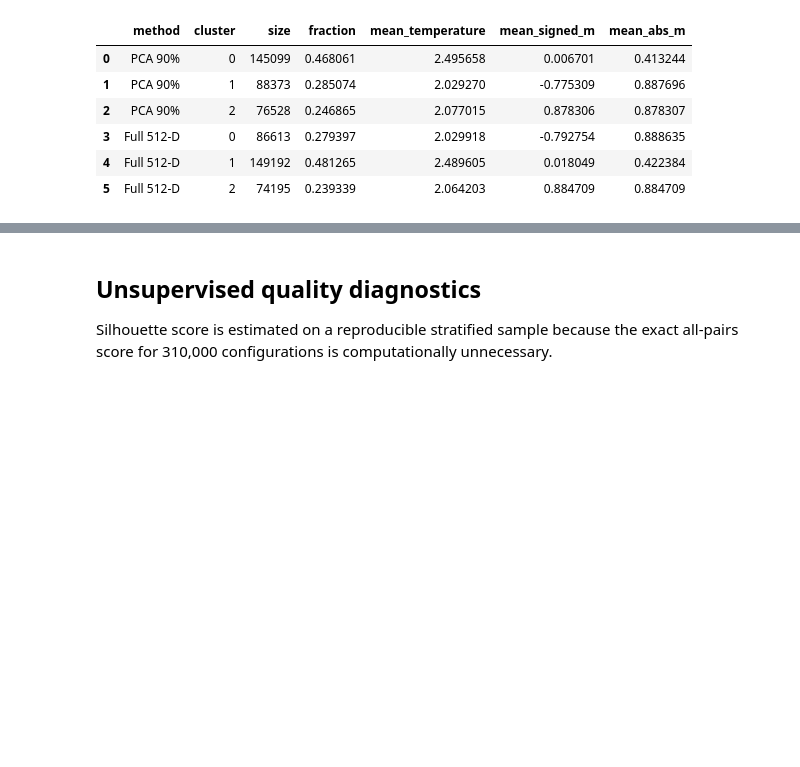
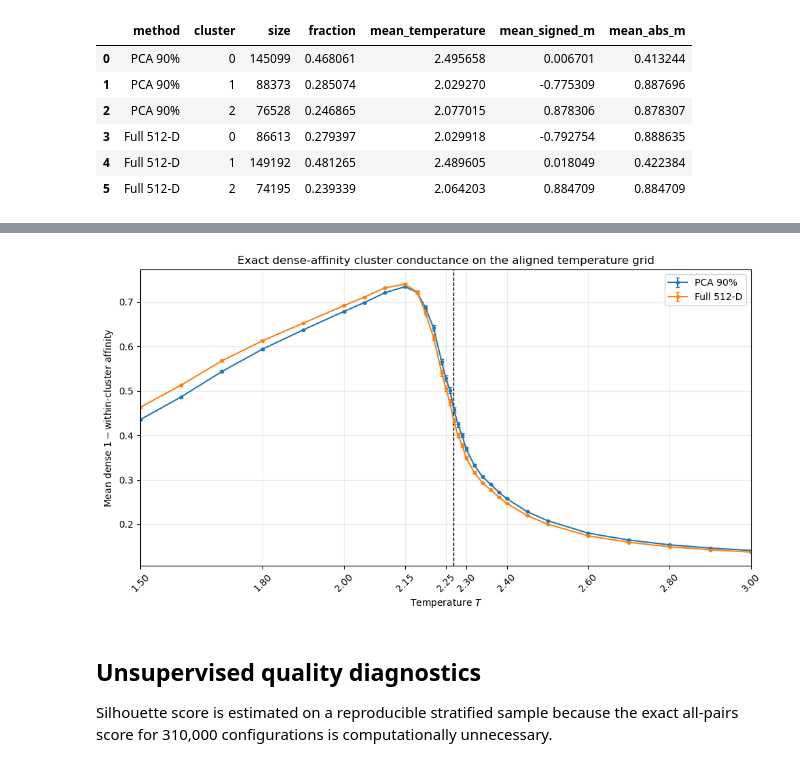
Before and after one commit to lledson425/Summer25, a Jupyter notebook: notebooks/ising/resnet_unsupervised_clustering.ipynb, the cells around one changed output, grey strips where cells are left out. Cells and saved outputs as stored; diff of their text form; code cells hidden in the pictures; blank space fills up the shorter version.

```diff
--- a/notebooks/ising/resnet_unsupervised_clustering.ipynb
+++ b/notebooks/ising/resnet_unsupervised_clustering.ipynb
@@ -321,3 +349,50 @@ plt.close(fig)
+# %%
+def summarize_escape_on_full_grid(scores, method):
+    frame = pd.DataFrame({
+        "temperature": graph_temperatures,
+        "escape": scores,
+        "seed": np.repeat(np.arange(N_RUNS), N_TEMPERATURES),
+    })
+    grouped = frame.groupby("temperature")["escape"]
+    result = grouped.agg(["mean", "std", "count"]).reindex(temperatures).reset_index()
+    assert np.all(result["count"] == N_RUNS)
+    result["sem"] = result["std"] / np.sqrt(result["count"])
+    result["method"] = method
+    return result
+
+escape_summary = pd.concat([
+    summarize_escape_on_full_grid(pca_escape, "PCA 90%"),
+    summarize_escape_on_full_grid(full_escape, "Full 512-D"),
+], ignore_index=True)
+escape_summary.to_csv(
+    OUTPUT_ROOT / "ising16_resnet18_raw_dense_pointwise_conductance.csv", index=False
+)
+
+fig, ax = plt.subplots(figsize=(10, 5.5))
+for method in ("PCA 90%", "Full 512-D"):
+    data = escape_summary[escape_summary["method"] == method].sort_values("temperature")
+    assert np.array_equal(data["temperature"].to_numpy(), temperatures)
+    ax.errorbar(
+        data["temperature"], data["mean"], yerr=data["sem"],
+        marker="o", markersize=3, capsize=2, label=method,
+    )
+ax.axvline(2.0 / np.log(1.0 + np.sqrt(2.0)), color="black", linestyle="--", linewidth=1)
+ax.set(
+    xlabel="Temperature $T$",
+    ylabel="Mean dense $1-$within-cluster affinity",
+    title="Exact dense-affinity cluster conductance on the aligned temperature grid",
+    xlim=(temperatures.min(), temperatures.max()),
+)
+ax.set_xticks([1.5, 1.8, 2.0, 2.15, 2.25, 2.30, 2.40, 2.60, 2.80, 3.0])
+ax.tick_params(axis="x", rotation=45)
+ax.grid(alpha=0.25)
+ax.legend()
+fig.tight_layout()
+fig.savefig(OUTPUT_ROOT / "ising16_resnet18_raw_dense_conductance.png", dpi=250, bbox_inches="tight")
+plt.show()
+plt.close(fig)
+# %% [output]
+[figure, added]
 # %% [markdown]
 ## Unsupervised quality diagnostics
 
```
Also changed, not shown: parts of 8 cells of this notebook, 2 other files.
